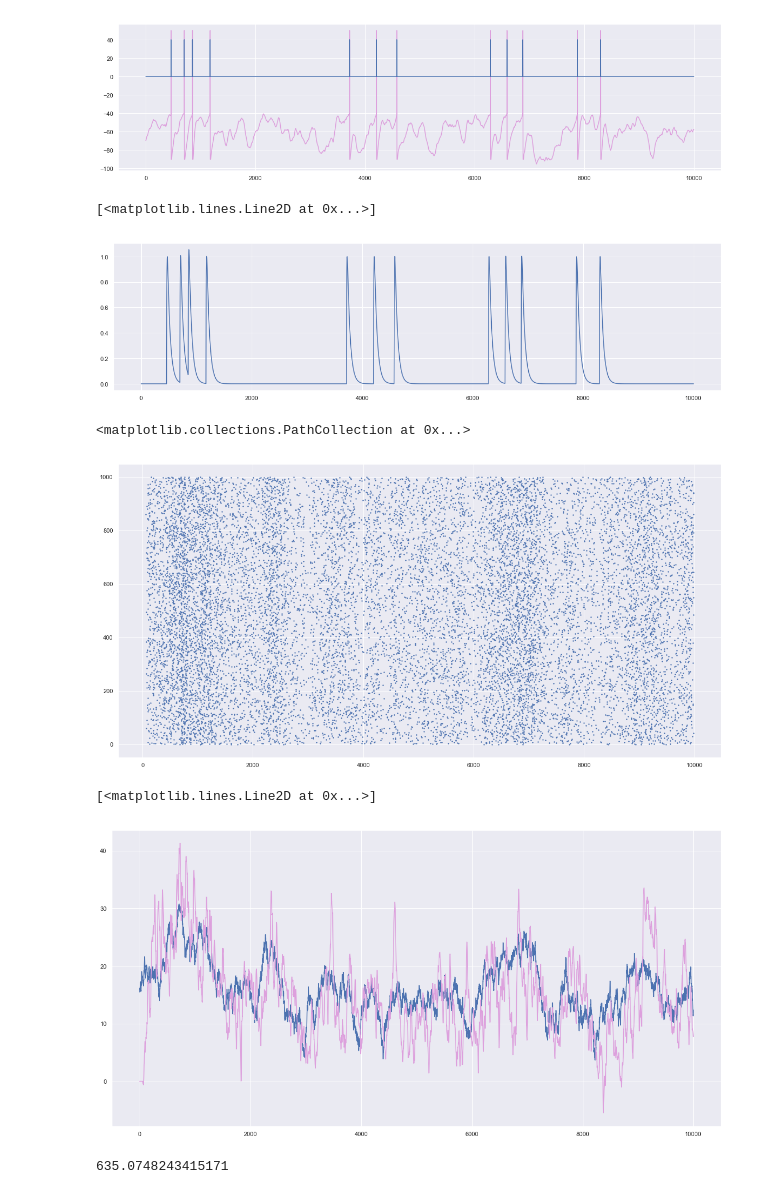
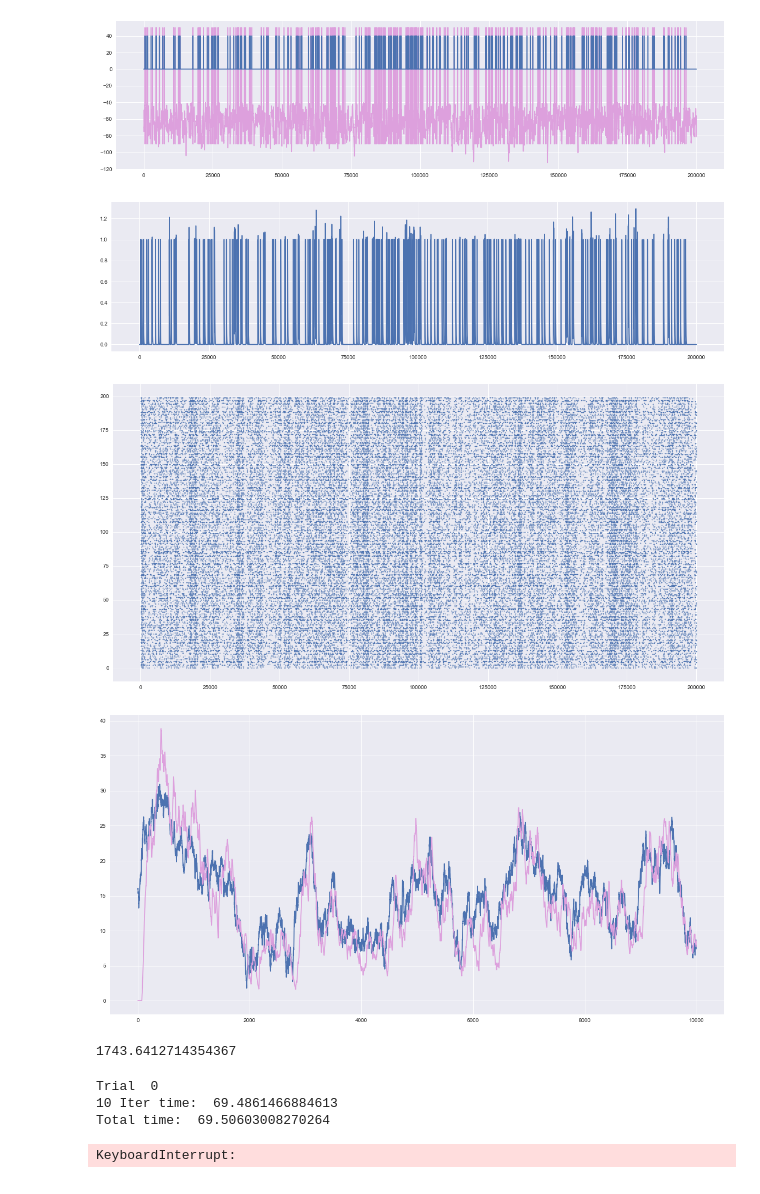
Before and after one commit to nsbspl/async-spike-propagation, a Jupyter notebook: main.ipynb, the cells around one changed output. Cells and saved outputs as stored; diff of their text form; code cells hidden in the pictures.

```diff
--- a/main.ipynb
+++ b/main.ipynb
@@ -16,11 +20,11 @@ sns.set()
 # %%
-NUM_NEURONS = 1000 # 100
+NUM_NEURONS = 200
 tau_V = 10
 R = 1 # MOhm
 EL = -70.0
 V_th = -40.0
 dt = 0.1 # msec
-t_stop = 1.0e3 # 50.0e3
+t_stop = 20.0e3
 # %%
 # Slow Signal: INPUT
 input_slow, _ = ouprocess_gaussian(50.0, dt, t_stop, 1)
@@ -41,28 +47,54 @@ plt.plot(V[t_i:t_f,trial], color='plum')
 plt.plot(F_binary[t_i:t_f,trial] * 40.0)
 plt.show()
 # %% [output]
-[figure, old version]
+[figure, new version]
 # %%
 plt.figure(figsize=(20,5))
 plt.plot(F_synaptic[:,10])
+plt.show()
 # %% [output]
-[<matplotlib.lines.Line2D at 0x...>]
-[figure, old version]
+[figure, new version]
 # %%
 spike_inds, spike_trial = np.where(F_binary > 0)
 plt.figure(figsize=(20,10))
 plt.scatter(spike_inds, spike_trial, s=2)
+plt.show()
 # %% [output]
-<matplotlib.collections.PathCollection at 0x...>
-[figure, old version]
+[figure, new version]
 # %%
 plt.figure(figsize=(20,10))
-plt.plot(i_inj)
-plt.plot(out, 'plum')
+plt.plot(i_inj[:10000])
+plt.plot(out[:10000], 'plum')
+plt.show()
 # %% [output]
-[<matplotlib.lines.Line2D at 0x...>]
-[figure, old version]
+[figure, new version]
 # %%
 np.linalg.norm(out-i_inj)
 # %% [output]
-635.0748243415171
+1743.6412714354367
+# %%
+LOAD_EXP_1 = False
+load_exp1_file = "exp1__neurons=200__trials=100__input=tau_50_same.pkl"
+
+if LOAD_EXP_1:
+    experiment = pickle.load(open(load_exp1_file, 'rb'))
+else:
+    NUM_TRIALS = 100
+
+    num_t = np.arange(0.0, t_stop, dt).shape[0]
+    inputs = np.empty((num_t, NUM_TRIALS))
+
+    input_slow, _ = ouprocess_gaussian(50.0, dt, t_stop, 1)
+    i_inj = 16.0 + 6.0*input_slow
+    for i in range(NUM_TRIALS):
+        inputs[:,i] = i_inj.flatten()
+
+    experiment = Experiment(inputs, layer, NUM_TRIALS, dt, t_stop)
+    spikes = experiment.run()
+    with open(load_exp1_file, 'wb') as pickle_out:
+        pickle.dump(experiment, pickle_out)
+# %% [output]
+Trial  0
+10 Iter time:  69.4861466884613
+Total time:  69.50603008270264
+KeyboardInterrupt:
```
Also changed, not shown: parts of 11 cells of this notebook, 1 other file.
